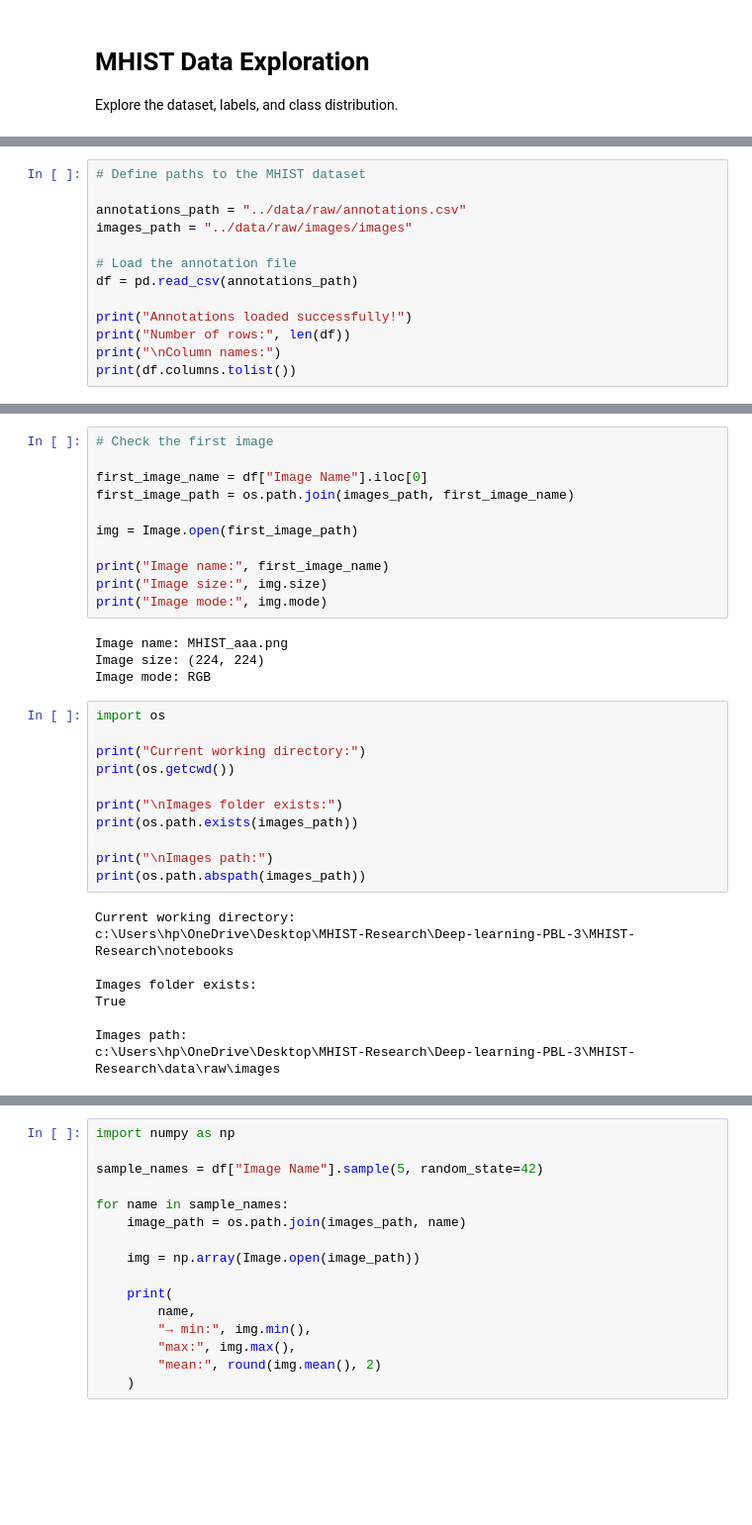
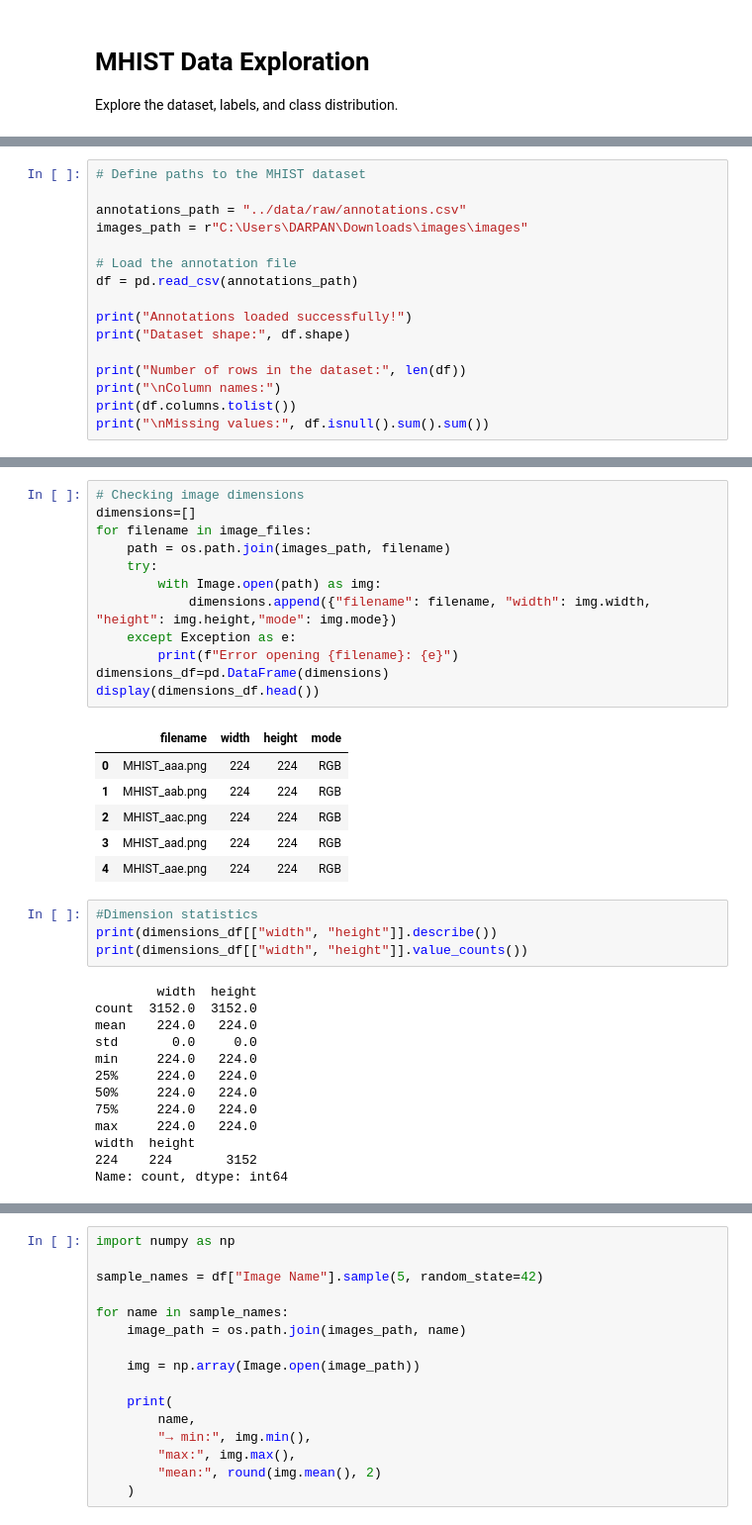
Before and after one commit to darpanmajumdar2006/Deep-learning-PBL-3, a Jupyter notebook: MHIST-Research/notebooks/01_exploration.ipynb, the cells around one changed output, grey strips where cells are left out. Shown at 99% size. Saved outputs shown, nothing was run; the diff lists cells and outputs as text; blank space fills up the shorter version.

```diff
--- a/MHIST-Research/notebooks/01_exploration.ipynb
+++ b/MHIST-Research/notebooks/01_exploration.ipynb
@@ -14,14 +16,17 @@ Libraries imported successfully!
 # Define paths to the MHIST dataset
 
 annotations_path = "../data/raw/annotations.csv"
-images_path = "../data/raw/images/images"
+images_path = r"C:\Users\DARPAN\Downloads\images\images"
 
 # Load the annotation file
 df = pd.read_csv(annotations_path)
 
 print("Annotations loaded successfully!")
-print("Number of rows:", len(df))
+print("Dataset shape:", df.shape)
+
+print("Number of rows in the dataset:", len(df))
 print("\nColumn names:")
 print(df.columns.tolist())
+print("\nMissing values:", df.isnull().sum().sum())
 # %% [output]
 Annotations loaded successfully!
@@ -74,38 +106,39 @@ Number of Annotators who Selected SSA (Out of 7)
 7    356
 Name: count, dtype: int64
 # %%
-# Check the first image
-
-first_image_name = df["Image Name"].iloc[0]
-first_image_path = os.path.join(images_path, first_image_name)
-
-img = Image.open(first_image_path)
-
-print("Image name:", first_image_name)
-print("Image size:", img.size)
-print("Image mode:", img.mode)
+# Checking image dimensions
+dimensions=[]
+for filename in image_files:
+    path = os.path.join(images_path, filename)
+    try:
+        with Image.open(path) as img:
+            dimensions.append({"filename": filename, "width": img.width, "height": img.height,"mode": img.mode})
+    except Exception as e:
+        print(f"Error opening {filename}: {e}")
+dimensions_df=pd.DataFrame(dimensions)
+display(dimensions_df.head())
 # %% [output]
-Image name: MHIST_aaa.png
-Image size: (224, 224)
-Image mode: RGB
+|  | filename | width | height | mode |
+| 0 | MHIST_aaa.png | 224 | 224 | RGB |
+| 1 | MHIST_aab.png | 224 | 224 | RGB |
+| 2 | MHIST_aac.png | 224 | 224 | RGB |
+| 3 | MHIST_aad.png | 224 | 224 | RGB |
+| 4 | MHIST_aae.png | 224 | 224 | RGB |
 # %%
-import os
-
-print("Current working directory:")
-print(os.getcwd())
-
-print("\nImages folder exists:")
-print(os.path.exists(images_path))
-
-print("\nImages path:")
-print(os.path.abspath(images_path))
+#Dimension statistics
+print(dimensions_df[["width", "height"]].describe())
+print(dimensions_df[["width", "height"]].value_counts())
 # %% [output]
-Current working directory:
-c:\Users\hp\OneDrive\Desktop\MHIST-Research\Deep-learning-PBL-3\MHIST-Research\notebooks
-
-Images folder exists:
-True
-
-Images path:
-c:\Users\hp\OneDrive\Desktop\MHIST-Research\Deep-learning-PBL-3\MHIST-Research\data\raw\images
+        width  height
+count  3152.0  3152.0
+mean    224.0   224.0
+std       0.0     0.0
+min     224.0   224.0
+25%     224.0   224.0
+50%     224.0   224.0
+75%     224.0   224.0
+max     224.0   224.0
+width  height
+224    224       3152
+Name: count, dtype: int64
 # %%
```
Also changed, not shown: parts of 18 cells of this notebook, 2 other files.
